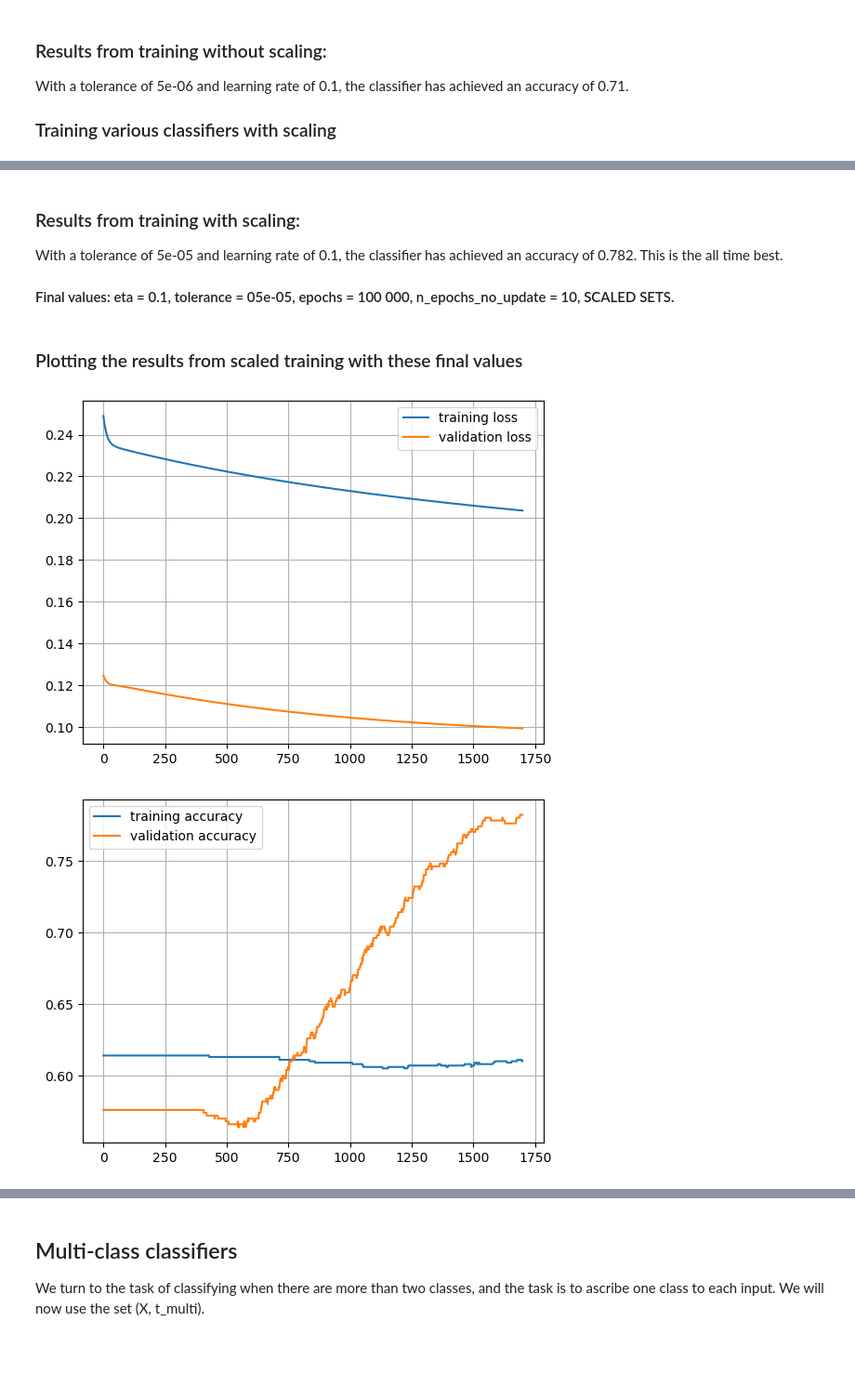
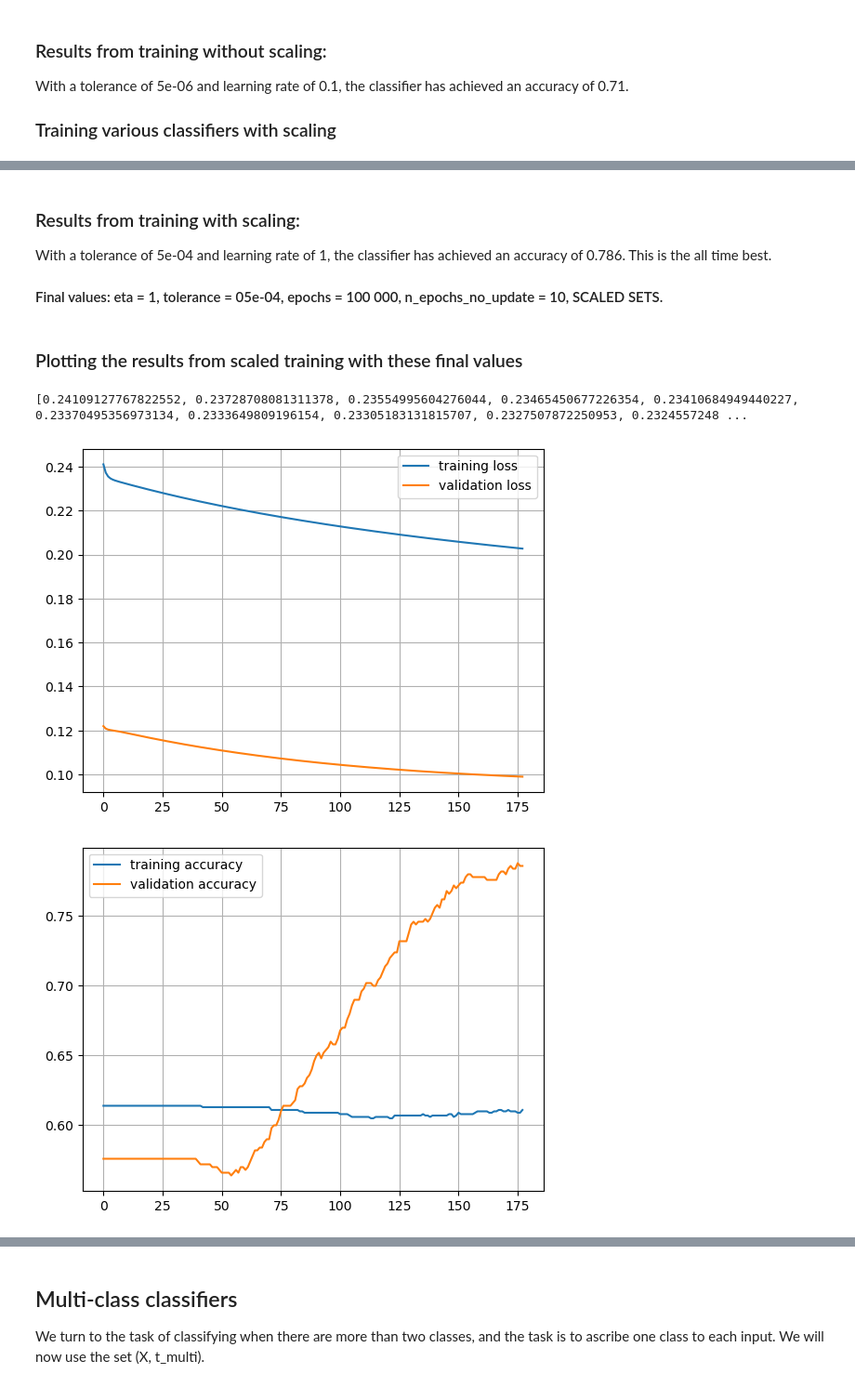
Before and after one commit to chrelerner/UiO-IN3050, a Jupyter notebook: in3050_in4050_2023_assignment_2/in3050_in4050_2023_assignment_2.ipynb, the cells around one changed output, grey strips where cells are left out. Shown at 93% size. Saved outputs shown, nothing was run; the diff lists cells and outputs as text; code cells hidden in the pictures; blank space fills up the shorter version.

```diff
--- a/in3050_in4050_2023_assignment_2/in3050_in4050_2023_assignment_2.ipynb
+++ b/in3050_in4050_2023_assignment_2/in3050_in4050_2023_assignment_2.ipynb
@@ -579,9 +611,10 @@ I have decided to use a total number of epochs = 100 000, and a starting learnin
 # %%
 epochs = 100000
+eta_start = 0.1
 
 for tol in [5, 0.5, 0.05, 0.005, 0.0005, 0.00005, 0.000005]:
     cl_tune = NumpyLogReg()
-    cl_tune.fit(X_train, t2_train, eta=0.1, epochs=epochs, X_val=X_val, t_val = t2_val, tol=tol, n_epochs_no_update = 10)
-    print("Learning rate: {:7}  tol: {:4}  Accuracy: {}  No_epochs: {}".format(
-        0.1, tol, accuracy(cl_tune.predict(X_val), t2_val), cl_tune.number_of_epochs))
+    cl_tune.fit(X_train, t2_train, eta=eta_start, epochs=epochs, X_val=X_val, t_val = t2_val, tol=tol, n_epochs_no_update = 10)
+    print("Learning rate: {:7}  tol: {:7}  Accuracy: {}  No_epochs: {}".format(
+        eta_start, tol, accuracy(cl_tune.predict(X_val), t2_val), cl_tune.number_of_epochs))
 # %% [output]
@@ -616,10 +649,11 @@ With a tolerance of 5e-06 and learning rate of 0.1, the classifier has achieved
 ### Training various classifiers with scaling
 # %%
 epochs = 100000
+eta_start = 1
 
 for tol in [5, 0.5, 0.05, 0.005, 0.0005, 0.00005, 0.000005]:
     cl_tune = NumpyLogReg()
-    cl_tune.fit(X_train_scaled, t2_train, eta=0.1, epochs=epochs, X_val=X_val_scaled, t_val = t2_val, tol=tol, n_epochs_no_update = 10)
-    print("Learning rate: {:7}  tol: {:4}  Accuracy: {}  No_epochs: {}".format(
-        0.1, tol, accuracy(cl_tune.predict(X_val_scaled), t2_val), cl_tune.number_of_epochs))
+    cl_tune.fit(X_train_scaled, t2_train, eta=eta_start, epochs=epochs, X_val=X_val_scaled, t_val = t2_val, tol=tol, n_epochs_no_update = 10)
+    print("Learning rate: {:7}  tol: {:7}  Accuracy: {}  No_epochs: {}".format(
+        eta_start, tol, accuracy(cl_tune.predict(X_val_scaled), t2_val), cl_tune.number_of_epochs))
 # %% [output]
@@ -633,9 +667,9 @@ Learning rate:     0.1  tol: 5e-06  Accuracy: 0.752  No_epochs: 3036
 # %%
-best_tol_scaled = 0.00005
+best_tol_scaled = 0.0005
 
 for eta in [1, 0.1, 0.01, 0.001, 0.0001, 0.00001]:
     cl_tune = NumpyLogReg()
     cl_tune.fit(X_train_scaled, t2_train, eta=eta, epochs=epochs, X_val=X_val_scaled, t_val = t2_val, tol=best_tol_scaled, n_epochs_no_update = 10)
-    print("Learning rate: {:7}  tol: {:4}  Accuracy: {}  No_epochs: {}".format(
+    print("Learning rate: {:7}  tol: {:7}  Accuracy: {}  No_epochs: {}".format(
         eta, best_tol_scaled, accuracy(cl_tune.predict(X_val_scaled), t2_val), cl_tune.number_of_epochs))
 # %% [output]
@@ -648,40 +682,43 @@ Learning rate:   1e-05  tol: 5e-05  Accuracy: 0.576  No_epochs: 11
 # %% [markdown]
 ### Results from training with scaling:
 
-With a tolerance of 5e-05 and learning rate of 0.1, the classifier has achieved an accuracy of 0.782. This is the all time best.
+With a tolerance of 5e-04 and learning rate of 1, the classifier has achieved an accuracy of 0.786. This is the all time best.
 
-#### Final values: eta = 0.1, tolerance = 05e-05, epochs = 100 000, n_epochs_no_update = 10, SCALED SETS.
+#### Final values: eta = 1, tolerance = 05e-04, epochs = 100 000, n_epochs_no_update = 10, SCALED SETS.
 # %% [markdown]
 ### Plotting the results from scaled training with these final values
 # %%
 #
-eta = 0.1
-tol = 0.00005
+eta = 1
+tol = 0.0005
 epochs = 100000
 
-cl_logi_scaled = NumpyLogReg()
-cl_logi_scaled.fit(X_train_scaled, t2_train, eta=eta, epochs=epochs,
+cl_logreg = NumpyLogReg()
+cl_logreg.fit(X_train_scaled, t2_train, eta=eta, epochs=epochs,
                    X_val=X_val_scaled, t_val = t2_val, tol=tol, n_epochs_no_update = 10)
 # %%
-loss_train_list = cl_logi_scaled.loss_train
-loss_val_list = cl_logi_scaled.loss_val
+loss_train_list = cl_logreg.loss_train
+loss_val_list = cl_logreg.loss_val
 
-accuracies_train_list = cl_logi_scaled.accuracies_train
-accuracies_val_list = cl_logi_scaled.accuracies_val
+print(loss_train_list)
 
-epochs_axis = range(cl_logi_scaled.number_of_epochs)
+accuracies_train_list = cl_logreg.accuracies_train
+accuracies_val_list = cl_logreg.accuracies_val
+
+epochs_axis = range(cl_logreg.number_of_epochs)
 
 plt.plot(epochs_axis, loss_train_list, label="training loss")
 plt.plot(epochs_axis, loss_val_list, label="validation loss")
 plt.legend()
 plt.grid()
 plt.show()
 
 plt.plot(epochs_axis, accuracies_train_list, label="training accuracy")
 plt.plot(epochs_axis, accuracies_val_list, label="validation accuracy")
 plt.legend()
 plt.grid()
 plt.show()
 # %% [output]
+[0.24109127767822552, 0.23728708081311378, 0.23554995604276044, 0.23465450677226354, 0.23410684949440227, 0.23370495356973134, 0.2333649809196154, 0.23305183131815707, 0.2327507872250953, 0.2324557248 ...
-[figure, old version]
+[figure, new version]
-[figure, old version]
+[figure, new version]
```
Also changed, not shown: parts of 45 cells of this notebook.
